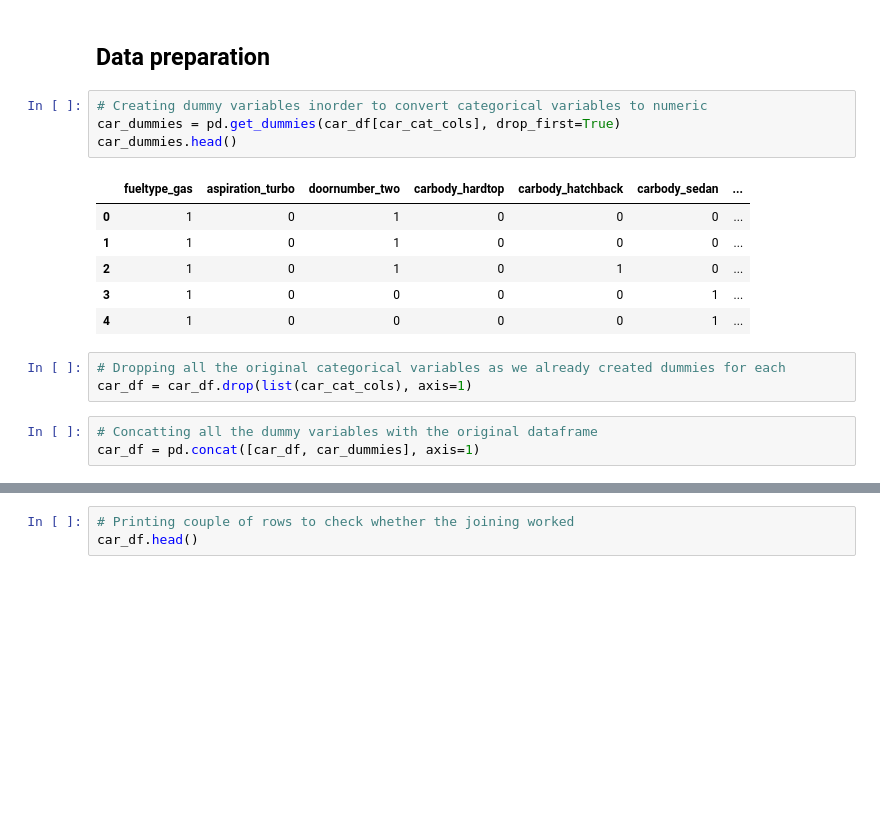
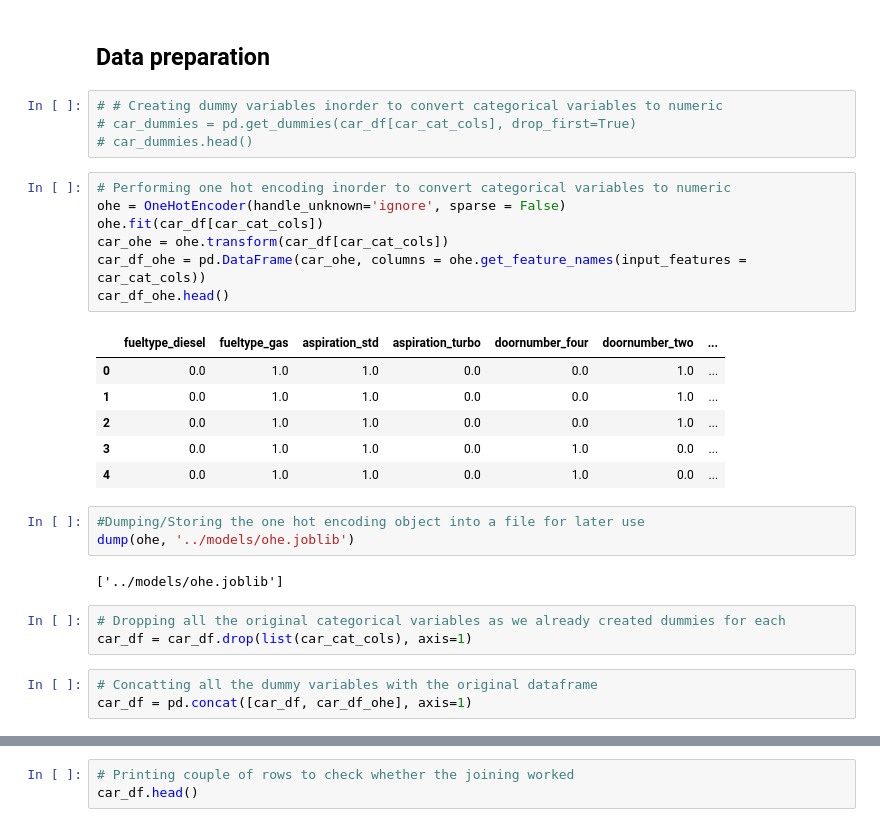
Before and after one commit to jaydeepbasu/car-price-prediction, a Jupyter notebook: notebooks/Car_Price_Prediction_XGBoost_Regression.ipynb, the cells around one changed output, grey strips where cells are left out. Saved outputs shown, nothing was run; the diff lists cells and outputs as text; blank space fills up the shorter version.

Commit message:
updated with app.py to deploy the model

```diff
--- a/notebooks/Car_Price_Prediction_XGBoost_Regression.ipynb
+++ b/notebooks/Car_Price_Prediction_XGBoost_Regression.ipynb
@@ -470,22 +472,34 @@ car_df.describe(percentiles=[0.05,0.1,0.2,0.3,0.4,0.5,0.6,0.7,0.8,0.85,0.9,0.95]
 # %% [markdown]
 ## Data preparation
 # %%
-# Creating dummy variables inorder to convert categorical variables to numeric
-car_dummies = pd.get_dummies(car_df[car_cat_cols], drop_first=True)
-car_dummies.head()
+# # Creating dummy variables inorder to convert categorical variables to numeric
+# car_dummies = pd.get_dummies(car_df[car_cat_cols], drop_first=True)
+# car_dummies.head()
-# %% [output]
-|  | fueltype_gas | aspiration_turbo | doornumber_two | carbody_hardtop | carbody_hatchback | carbody_sedan | ... |
-| 0 | 1 | 0 | 1 | 0 | 0 | 0 | ... |
-| 1 | 1 | 0 | 1 | 0 | 0 | 0 | ... |
-| 2 | 1 | 0 | 1 | 0 | 1 | 0 | ... |
-| 3 | 1 | 0 | 0 | 0 | 0 | 1 | ... |
-| 4 | 1 | 0 | 0 | 0 | 0 | 1 | ... |
+# %%
+# Performing one hot encoding inorder to convert categorical variables to numeric
+ohe = OneHotEncoder(handle_unknown='ignore', sparse = False)
+ohe.fit(car_df[car_cat_cols])
+car_ohe = ohe.transform(car_df[car_cat_cols])
+car_df_ohe = pd.DataFrame(car_ohe, columns = ohe.get_feature_names(input_features = car_cat_cols))
+car_df_ohe.head()
+# %% [output]
+|  | fueltype_diesel | fueltype_gas | aspiration_std | aspiration_turbo | doornumber_four | doornumber_two | ... |
+| 0 | 0.0 | 1.0 | 1.0 | 0.0 | 0.0 | 1.0 | ... |
+| 1 | 0.0 | 1.0 | 1.0 | 0.0 | 0.0 | 1.0 | ... |
+| 2 | 0.0 | 1.0 | 1.0 | 0.0 | 0.0 | 1.0 | ... |
+| 3 | 0.0 | 1.0 | 1.0 | 0.0 | 1.0 | 0.0 | ... |
+| 4 | 0.0 | 1.0 | 1.0 | 0.0 | 1.0 | 0.0 | ... |
+# %%
+#Dumping/Storing the one hot encoding object into a file for later use
+dump(ohe, '../models/ohe.joblib')
+# %% [output]
+['../models/ohe.joblib']
 # %%
 # Dropping all the original categorical variables as we already created dummies for each
 car_df = car_df.drop(list(car_cat_cols), axis=1)
 # %%
 # Concatting all the dummy variables with the original dataframe
-car_df = pd.concat([car_df, car_dummies], axis=1)
+car_df = pd.concat([car_df, car_df_ohe], axis=1)
 # %%
 # Checking the final dataframe shape
 car_df.shape
```
Also changed, not shown: parts of 11 cells of this notebook, 7 other files.
